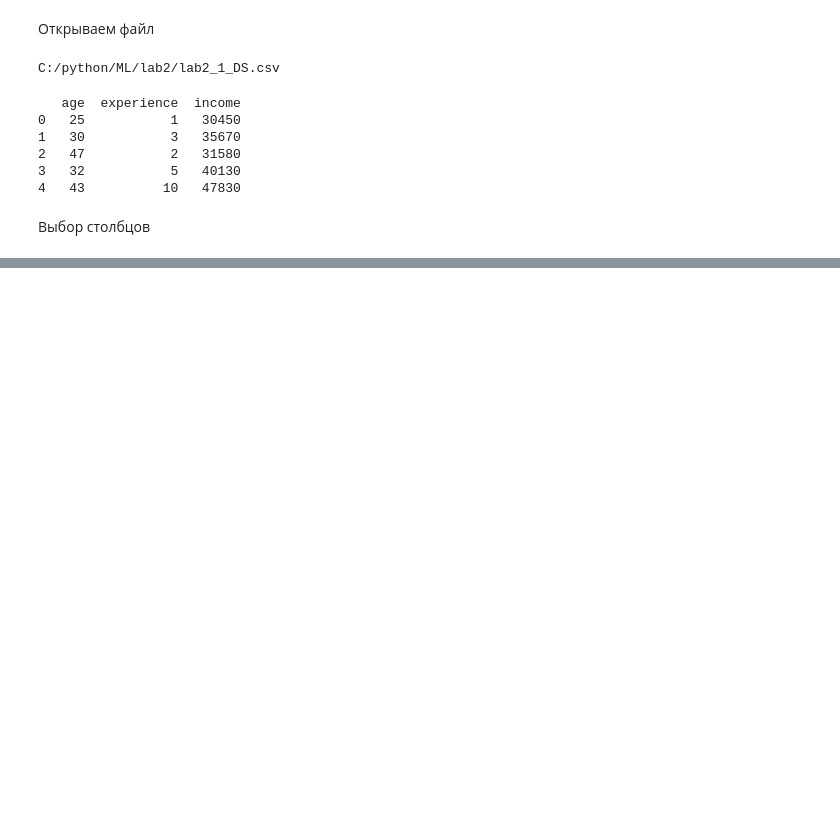
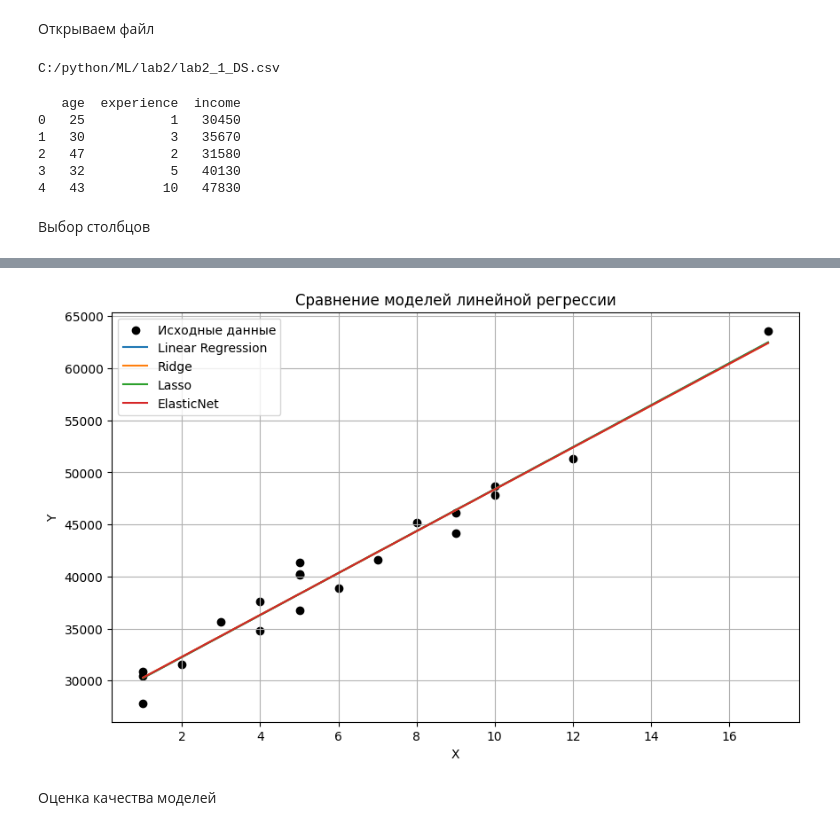
Before and after one commit to Alena418/ML, a Jupyter notebook: lab2/lab2_1.ipynb, the cells around one changed output, grey strips where cells are left out. Saved outputs shown, nothing was run; the diff lists cells and outputs as text; code cells hidden in the pictures; blank space fills up the shorter version.

```diff
--- a/lab2/lab2_1.ipynb
+++ b/lab2/lab2_1.ipynb
@@ -38,0 +43,4 @@ for i, name in enumerate(columns):
+# %%
+x_num = int(input('Номер независимого столбца: '))
+y_num = int(input('Номер зависимого столбца: '))
+print(f'Независимый столбец: {columns[x_num]}\nЗависимый столбец: {columns[y_num]}')
@@ -38,0 +74,5 @@ for i, name in enumerate(columns):
+# %%
+'''points = df[[columns[x_num], columns[y_num]]].dropna() # Убираем лишние столбцы
+x = points[columns[x_num]].to_numpy() # Преобразуем столбцы в массив numpy
+y = points[columns[y_num]].to_numpy()
+print(points)'''
@@ -38,0 +99,15 @@ for i, name in enumerate(columns):
+# %%
+# Создание модели
+models = {'Linear Regression': LinearRegression(),
+          'Ridge': Ridge(alpha=1.0),
+          'Lasso': Lasso(alpha=0.1),
+          'ElasticNet': ElasticNet(alpha=0.1, l1_ratio=0.5)}
+
+# Обучение модели
+for name, model in models.items():
+    model.fit(x, y)
+
+    print(f'{name}: ')
+    print('Свободный коэффициент: ', model.intercept_)
+    print('Коэффициенты: ', model.coef_)
+    print()
@@ -38,0 +130,23 @@ for i, name in enumerate(columns):
+# %%
+plt.figure(figsize=(10, 6))
+
+plt.scatter(x, y, color='black', label='Исходные данные')
+
+# Сортируем x для правильного отображения линий
+x_sordet = np.sort(np.array(x).flatten()).reshape(-1, 1)
+
+# Строим регрессионные прямые
+for name, model in models.items():
+    y_pred = model.predict(x_sordet)
+    plt.plot(x_sordet, y_pred, label=name)
+
+plt.xlabel('X')
+plt.ylabel('Y')
+plt.title('Сравнение моделей линейной регрессии')
+plt.legend()
+plt.grid()
+plt.show()
+# %% [output]
+[figure, added]
+# %% [markdown]
+Оценка качества моделей
```
Also changed, not shown: parts of 12 cells of this notebook.
